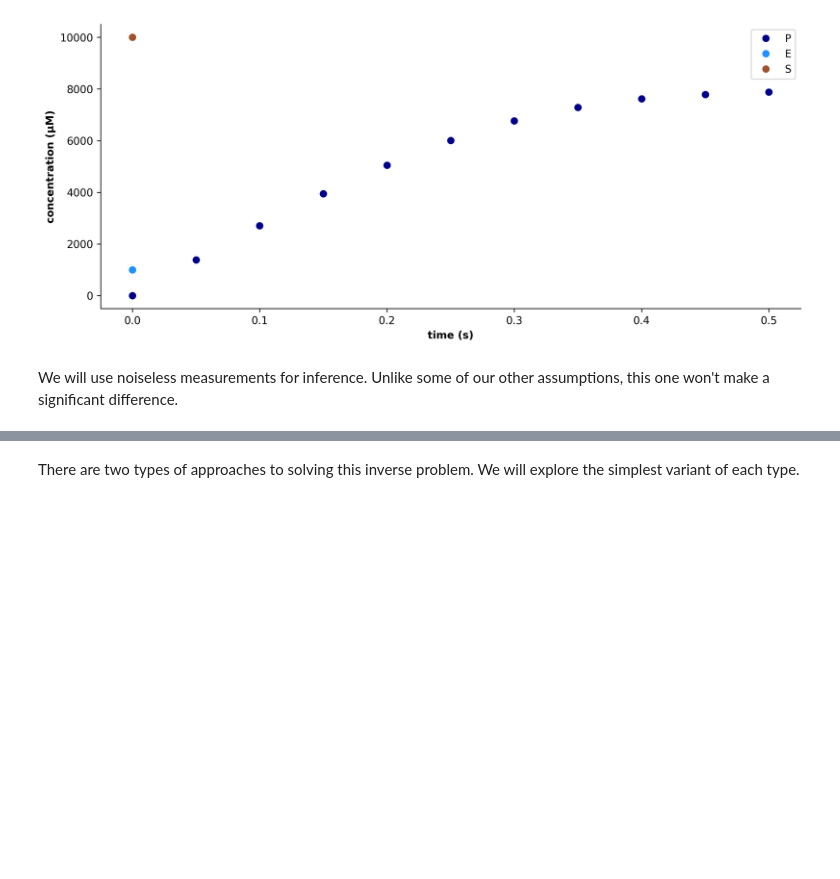
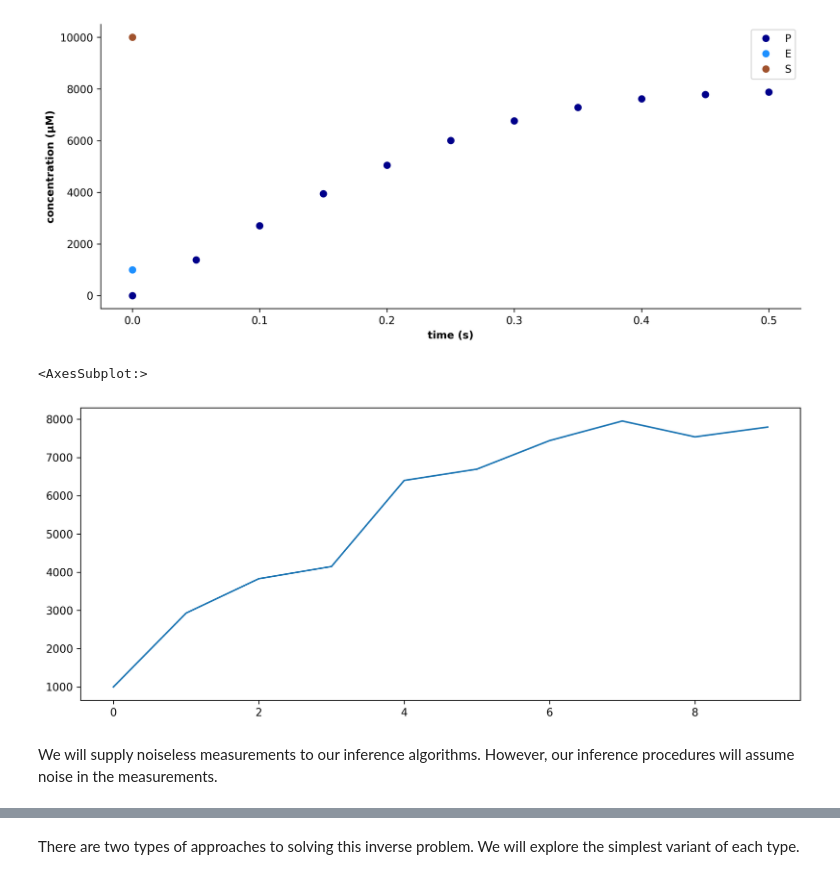
Before and after one commit to alexlenail/back_of_my_envelope, a Jupyter notebook: _notebooks/Enzyme-Kinetic-Parameter-Inference.ipynb, the cells around one changed output, grey strips where cells are left out. Cells and saved outputs as stored; diff of their text form; code cells hidden in the pictures; blank space fills up the shorter version.

```diff
--- a/_notebooks/Enzyme-Kinetic-Parameter-Inference.ipynb
+++ b/_notebooks/Enzyme-Kinetic-Parameter-Inference.ipynb
@@ -459,8 +458,14 @@ default_traj_full.loc[0, ['E', 'S']].to_frame().T.plot.line(ax=ax, marker='o', l
 fig_style(ax)
 # %% [output]
 [figure]
-# %% [markdown]
-We will use noiseless measurements for inference. Unlike some of our other assumptions, this one won't make a significant difference.
+# %%
+
+pd.Series(scipy.stats.norm(loc=y, scale=np.sqrt(y)*σ).rvs() for x, y in observations.iloc[1:].items()).plot.line()
+# %% [output]
+<AxesSubplot:>
+[figure, added]
+# %% [markdown]
+We will supply noiseless measurements to our inference algorithms. However, our inference procedures will assume noise in the measurements.
 # %% [markdown]
 <div class="flash"><strong>Note:</strong>
 
```
Also changed, not shown: parts of 39 cells of this notebook.
